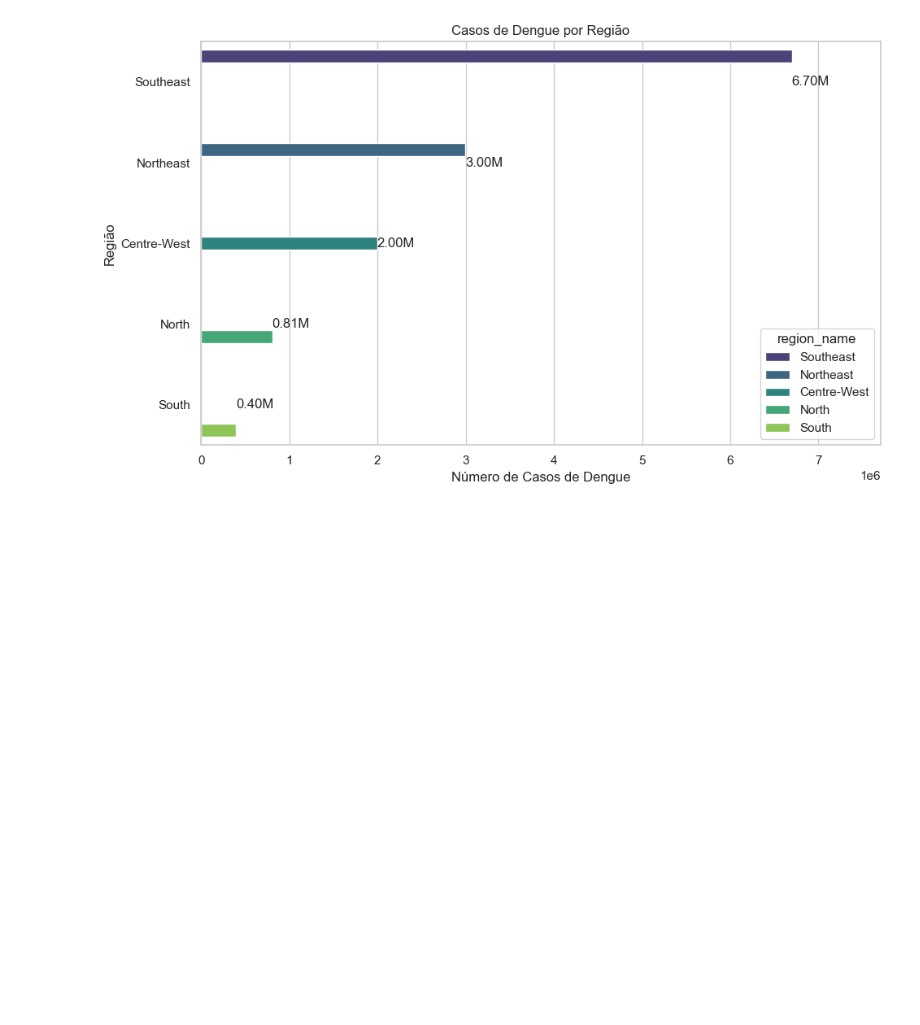
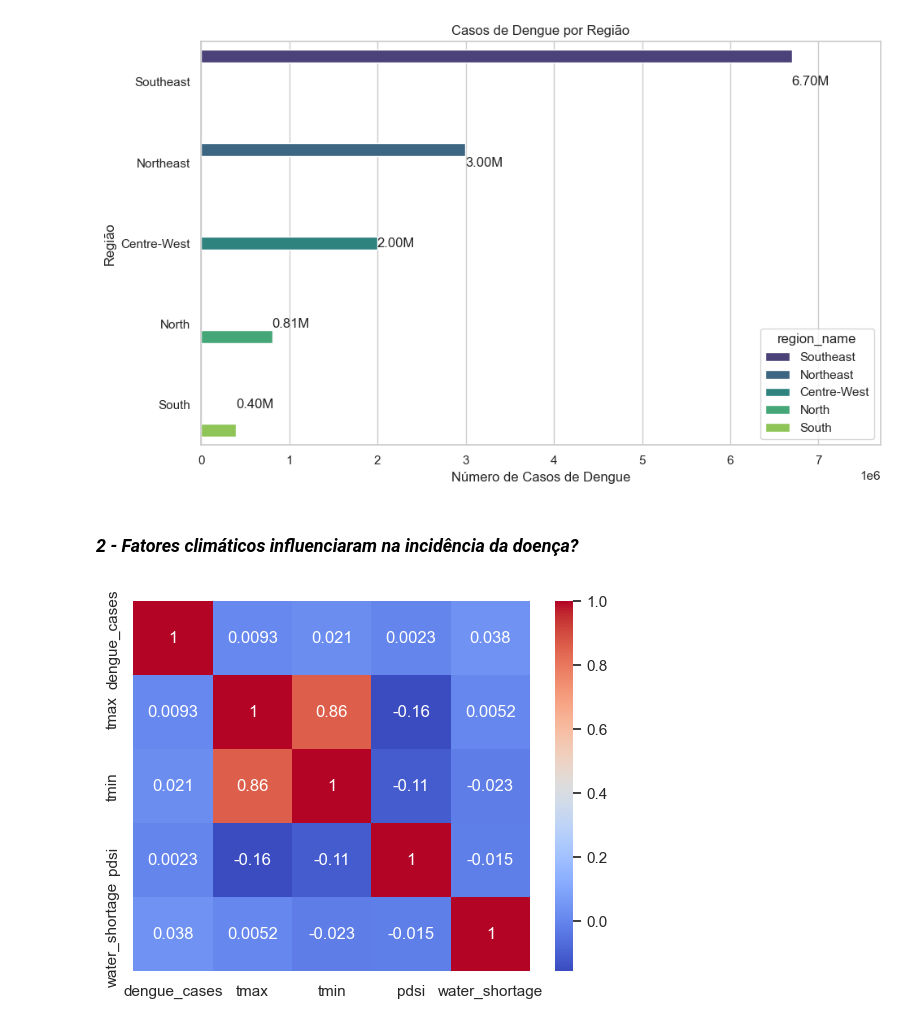
Before and after one commit to luiz-prado/analises_exploratorias, a Jupyter notebook: casos_dengue_brasil/EDA_dengue_2000_2019.ipynb, the cells around one changed output. Saved outputs shown, nothing was run; the diff lists cells and outputs as text; code cells hidden in the pictures; blank space fills up the shorter version.

Commit message:
:chart_with_upwards_trend: Finalizando as análises de fatores climáticos

```diff
--- a/casos_dengue_brasil/EDA_dengue_2000_2019.ipynb
+++ b/casos_dengue_brasil/EDA_dengue_2000_2019.ipynb
@@ -381,3 +381,13 @@ plt.xlim(0, max_cases * 1.15)  # ajustando o eixo x para caber a informação de
 plt.show()
 # %% [output]
 [figure]
+# %% [markdown]
+### *2 - Fatores climáticos influenciaram na incidência da doença?*
+# %%
+dados_climaticos = df_dados_limpo[['dengue_cases', 'tmax', 'tmin', 'pdsi', 'water_shortage']]
+
+# Mapa de calor de correlação da matriz
+sns.heatmap(dados_climaticos.corr(), annot=True, cmap='coolwarm')
+plt.show()
+# %% [output]
+[figure, added]
```
Also changed, not shown: parts of 7 cells of this notebook.
